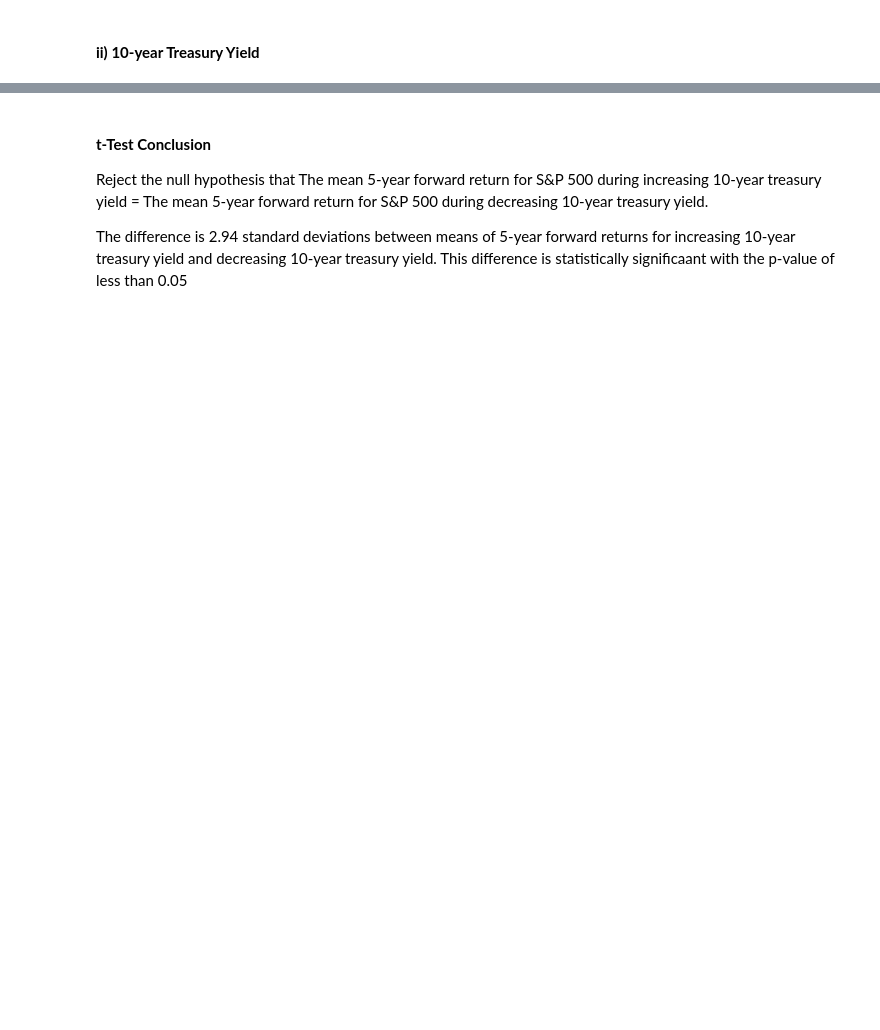
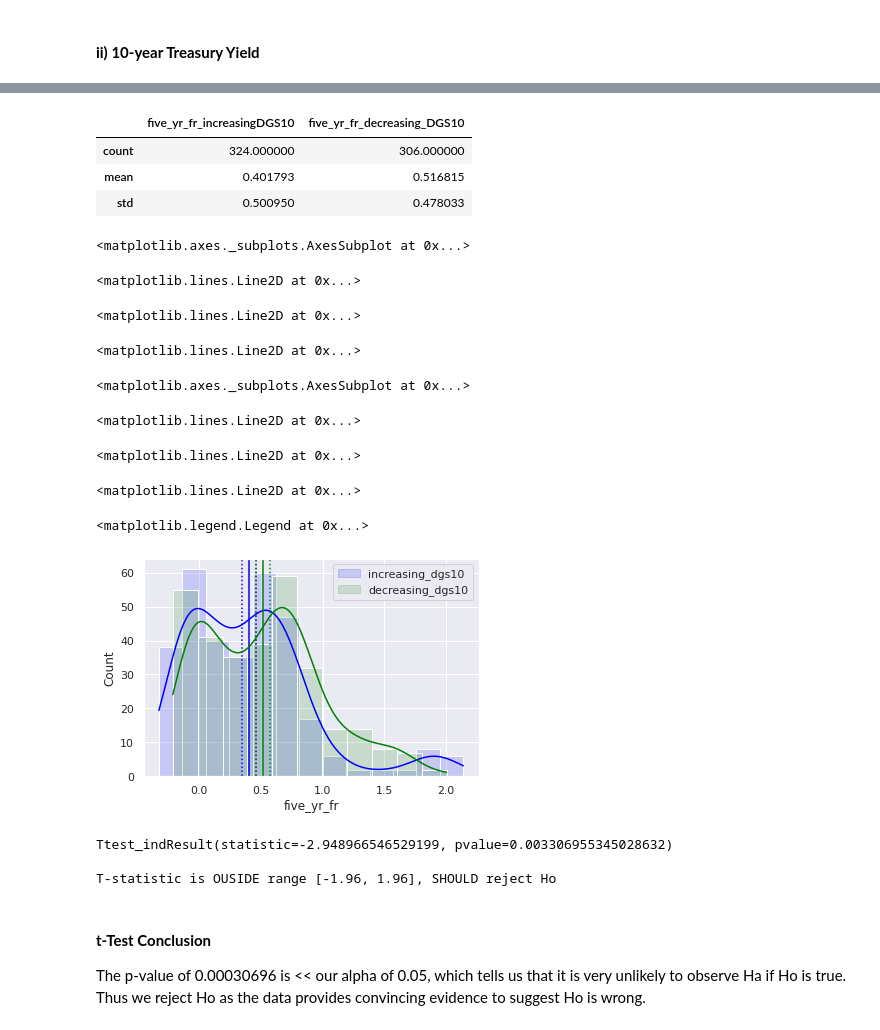
Before and after one commit to prajwalshrestha381/Thinkful_Data_Analytics, a Jupyter notebook: Python_Capstone_Project.ipynb, the cells around one changed output, grey strips where cells are left out. Drawn from its saved outputs; the diff is of its cells as text; code cells hidden in the pictures; blank space fills up the shorter version.

```diff
--- a/Python_Capstone_Project.ipynb
+++ b/Python_Capstone_Project.ipynb
@@ -403,8 +320,74 @@ Ttest_indResult(statistic=-2.945020383205991, pvalue=0.0033488225823419247)
-# %% [markdown]
-
-#### **t-Test Conclusion**
-Reject the null hypothesis that The mean 5-year forward return for S&P 500 during increasing 10-year treasury yield = The mean 5-year forward return for S&P 500 during decreasing 10-year treasury yield.
-
-The difference is 2.94 standard deviations between means of 5-year forward returns for increasing 10-year treasury yield  and decreasing 10-year treasury yield. This difference is statistically significaant with the p-value of less than 0.05
+# %%
+# Create two series with 5 yr forward returns during high and low PE ratio
+increasing_dgs10 = df.five_yr_fr[df['DGS10_yoy_chng'] == 'increasing']
+decreasing_dgs10  = df.five_yr_fr[df['DGS10_yoy_chng'] == 'decreasing']
+
+
+pd.merge(increasing_dgs10.describe()[['count','mean', 'std']], decreasing_dgs10.describe()[['count','mean', 'std']], left_index=True, right_index=True, suffixes=('_increasingDGS10', '_decreasing_DGS10'))
+
+# Calculate stats on sample and sample means
+increasing_n = len(increasing_dgs10)
+increasing_mean = increasing_dgs10.mean()
+increasing_std = increasing_dgs10.std()
+
+increasing_se_of_mean = increasing_std / math.sqrt(increasing_n)
+increasing_me_of_mean = 1.96 * increasing_se_of_mean     # 1.96 for 95% CI; really should be calculated based on df
+increasing_ci_of_mean = ((increasing_mean - increasing_me_of_mean), (increasing_mean + increasing_me_of_mean))
+
+decreasing_n = len(decreasing_dgs10)
+decreasing_mean = decreasing_dgs10.mean()
+decreasing_std = decreasing_dgs10.std()
+
+decreasing_se_of_mean = decreasing_std / math.sqrt(decreasing_n)
+decreasing_me_of_mean = 1.96 * decreasing_se_of_mean
+decreasing_ci_of_mean = ((decreasing_mean - decreasing_me_of_mean), (decreasing_mean + decreasing_me_of_mean))
+
+#Plot the both samples on the same plot along with their means and the CI's of the means
+sns.histplot(increasing_dgs10, kde=True, color='blue', alpha=0.15)
+plt.axvline(increasing_mean, color='blue')
+plt.axvline(increasing_ci_of_mean[0], color='blue', linestyle=':')
+plt.axvline(increasing_ci_of_mean[1], color='blue', linestyle=':')
+
+sns.histplot(decreasing_dgs10, kde=True, color='green', alpha=0.15)
+plt.axvline(decreasing_mean, color='green')
+plt.axvline(decreasing_ci_of_mean[0], color='green', linestyle=':')
+plt.axvline(decreasing_ci_of_mean[1], color='green', linestyle=':')
+
+blue_patch = mpatches.Patch(color='blue', alpha=0.15, label='increasing_dgs10')
+green_patch = mpatches.Patch(color='green', alpha=0.15, label='decreasing_dgs10')
+plt.legend(handles=[blue_patch, green_patch])
+
+plt.show()
+
+# Run the t-test
+result = stats.ttest_ind(increasing_dgs10, decreasing_dgs10, equal_var=False)
+print(result)
+print()
+if (abs(result[0]) > 1.96):  # 1.96 for 95% CI; really should be calculated based on df
+    print('T-statistic is OUSIDE range [-1.96, 1.96], SHOULD reject Ho')
+else:
+    print('T-statistic is INSIDE range [-1.96, 1.96], SHOULD NOT reject Ho')
+# %% [output]
+|  | five_yr_fr_increasingDGS10 | five_yr_fr_decreasing_DGS10 |
+| count | 324.000000 | 306.000000 |
+| mean | 0.401793 | 0.516815 |
+| std | 0.500950 | 0.478033 |
+<matplotlib.axes._subplots.AxesSubplot at 0x...>
+<matplotlib.lines.Line2D at 0x...>
+<matplotlib.lines.Line2D at 0x...>
+<matplotlib.lines.Line2D at 0x...>
+<matplotlib.axes._subplots.AxesSubplot at 0x...>
+<matplotlib.lines.Line2D at 0x...>
+<matplotlib.lines.Line2D at 0x...>
+<matplotlib.lines.Line2D at 0x...>
+<matplotlib.legend.Legend at 0x...>
+[figure, added]
+Ttest_indResult(statistic=-2.948966546529199, pvalue=0.003306955345028632)
+
+T-statistic is OUSIDE range [-1.96, 1.96], SHOULD reject Ho
+# %% [markdown]
+
+#### **t-Test Conclusion**
+The p-value of 0.00030696 is << our alpha of 0.05, which tells us that it is very unlikely to observe Ha if Ho is true. Thus we reject Ho as the data provides convincing evidence to suggest Ho is wrong.
 # %% [markdown]
 
```
Also changed, not shown: parts of 14 cells of this notebook.
